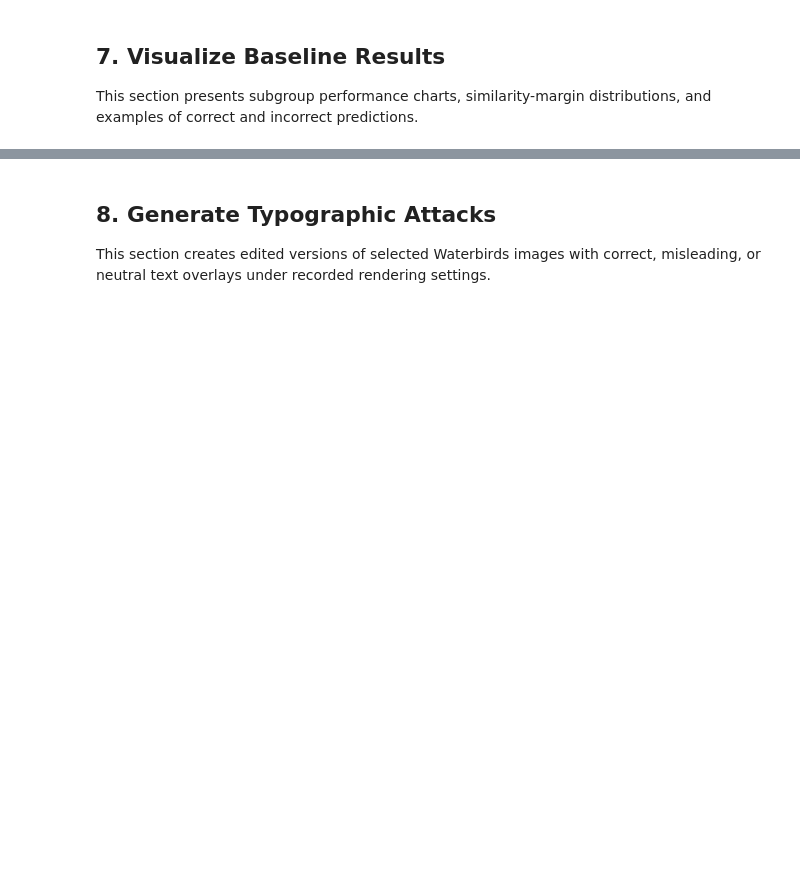
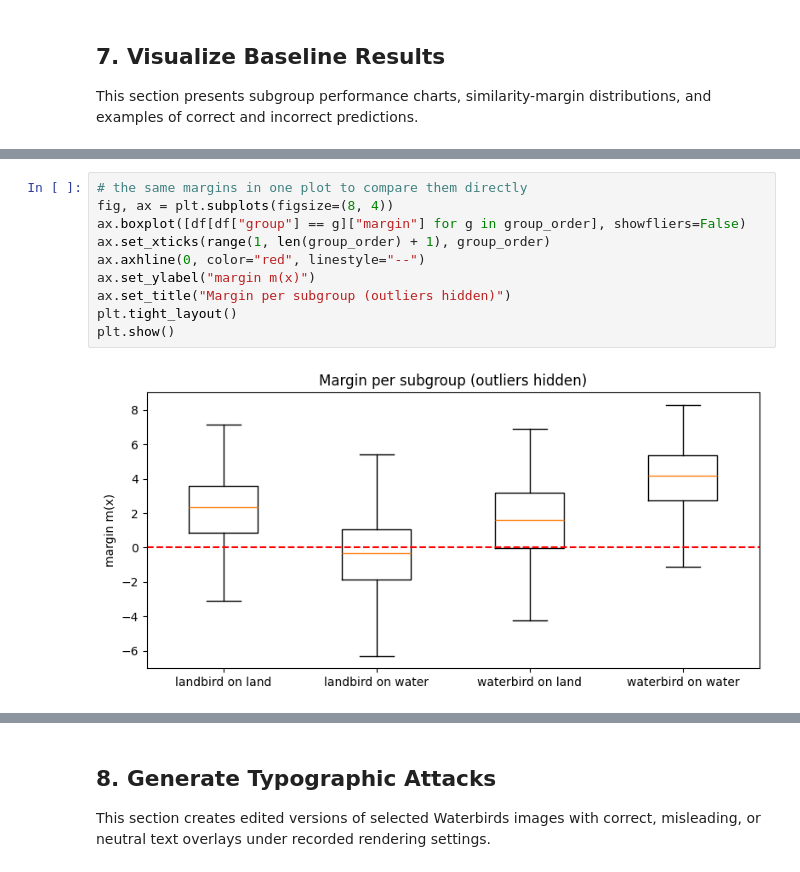
Before and after one commit to ffirani/jku-ai-visualization, a Jupyter notebook: Phase_1/Manual Team/Analysis.ipynb, the cells around one changed output, grey strips where cells are left out. Cells and saved outputs as stored; diff of their text form; blank space fills up the shorter version.

```diff
--- a/Phase_1/Manual Team/Analysis.ipynb
+++ b/Phase_1/Manual Team/Analysis.ipynb
@@ -123,0 +366,12 @@ This section presents subgroup performance charts, similarity-margin distributio
+# %%
+# the same margins in one plot to compare them directly
+fig, ax = plt.subplots(figsize=(8, 4))
+ax.boxplot([df[df["group"] == g]["margin"] for g in group_order], showfliers=False)
+ax.set_xticks(range(1, len(group_order) + 1), group_order)
+ax.axhline(0, color="red", linestyle="--")
+ax.set_ylabel("margin m(x)")
+ax.set_title("Margin per subgroup (outliers hidden)")
+plt.tight_layout()
+plt.show()
+# %% [output]
+[figure, added]
```
Also changed, not shown: parts of 28 cells of this notebook, 2 other files.
